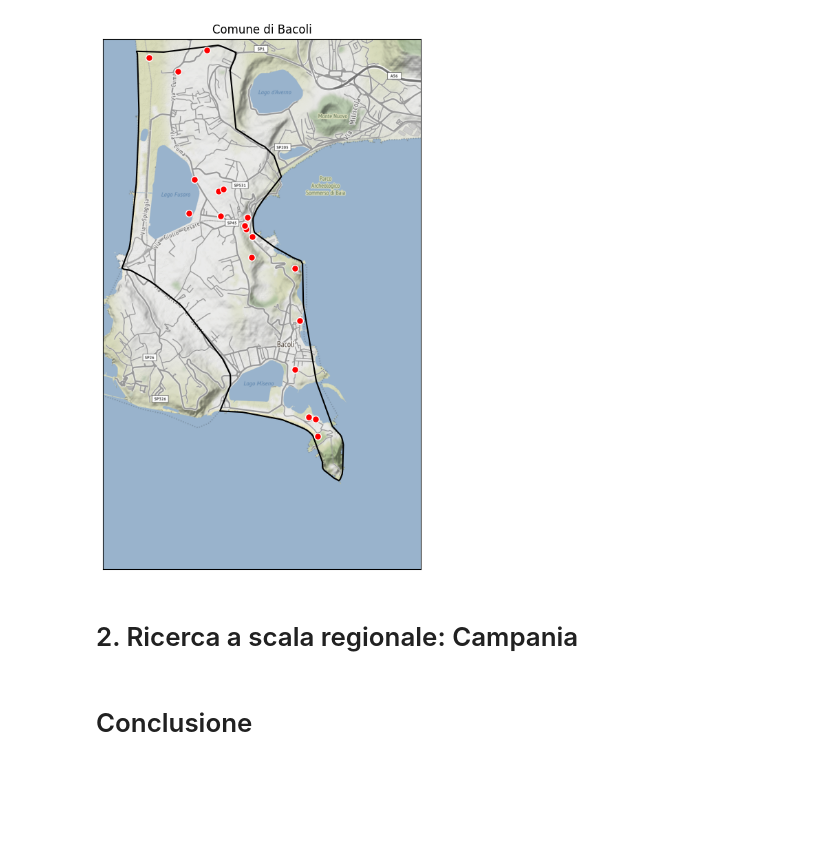
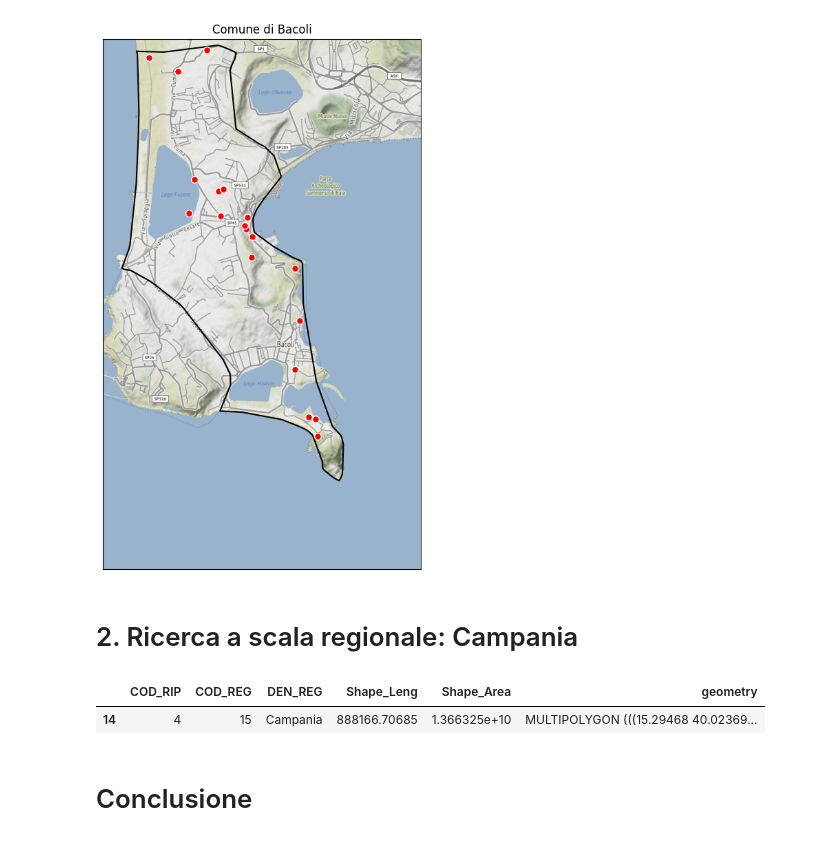
Before and after one commit to MaxDragonheart/PyGIS-Blog, a Jupyter notebook: notebooks/2023/08/21/template.ipynb, the cells around one changed output. Cells and saved outputs as stored; diff of their text form; code cells hidden in the pictures; blank space fills up the shorter version.

```diff
--- a/notebooks/2023/08/21/template.ipynb
+++ b/notebooks/2023/08/21/template.ipynb
@@ -303,3 +307,10 @@ campania = municipalities_gdf[municipalities_gdf['COD_REG']==15]
+# %%
+campania = regions_gdf[regions_gdf['DEN_REG']=='Campania']
+
+campania
+# %% [output]
+|  | COD_RIP | COD_REG | DEN_REG | Shape_Leng | Shape_Area | geometry |
+| 14 | 4 | 15 | Campania | 888166.70685 | 1.366325e+10 | MULTIPOLYGON (((15.29468 40.02369... |
 # %% [markdown]
 # Conclusione
 # %% [markdown]
```
Also changed, not shown: parts of 3 cells of this notebook, 4 other files.
